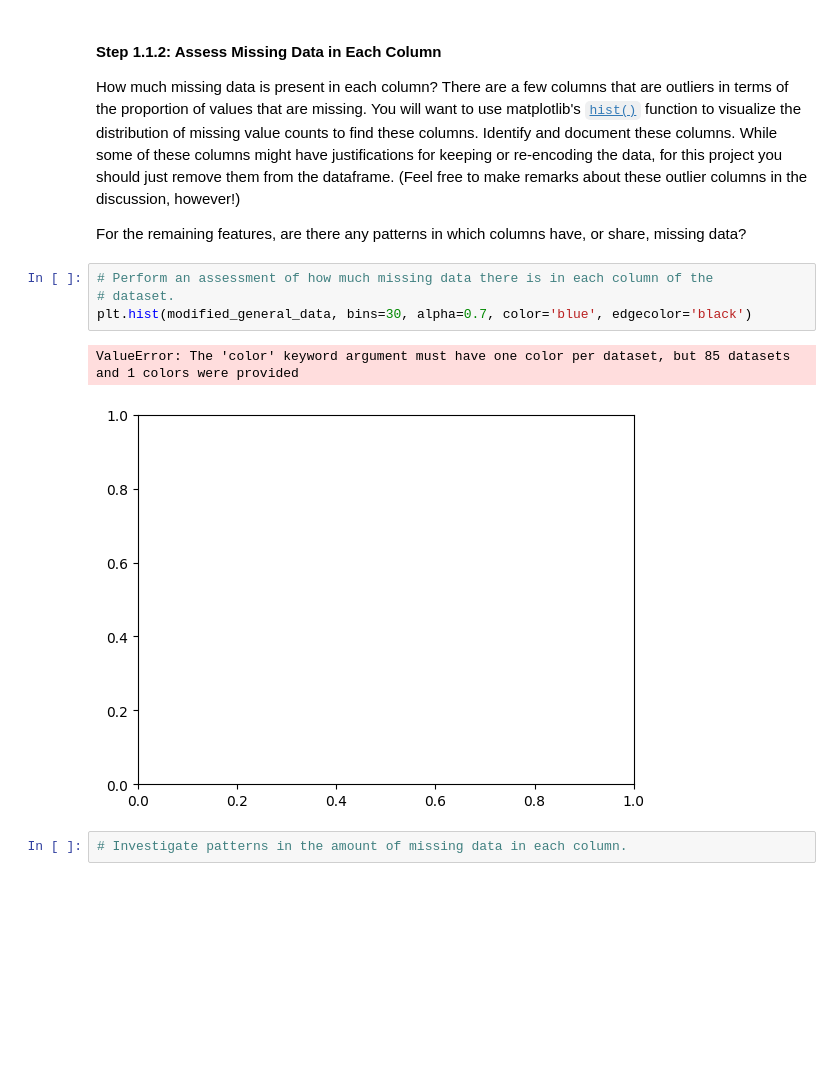
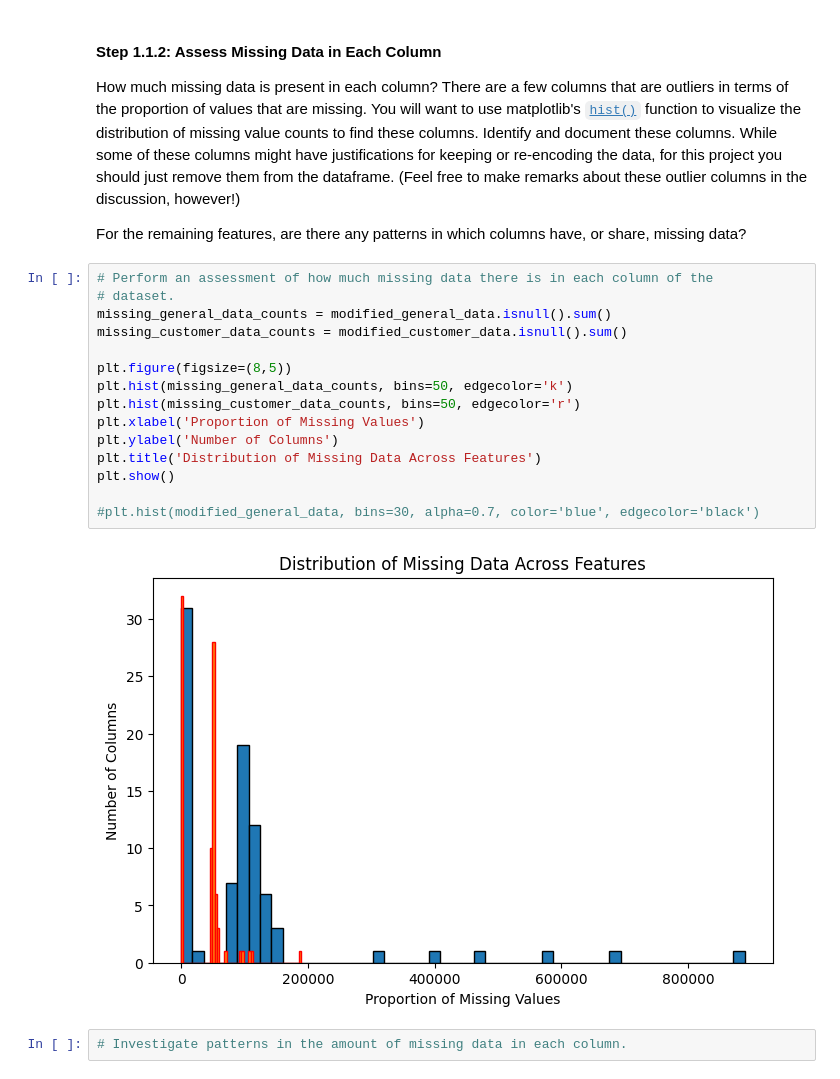
Before and after one commit to EssaAlsharif/Identify-Customer-Segments, a Jupyter notebook: Identify_Customer_Segments.ipynb, the cells around one changed output. Saved outputs shown, nothing was run; the diff lists cells and outputs as text; blank space fills up the shorter version.

```diff
--- a/Identify_Customer_Segments.ipynb
+++ b/Identify_Customer_Segments.ipynb
@@ -309,10 +309,20 @@ For the remaining features, are there any patterns in which columns have, or sha
 # %%
 # Perform an assessment of how much missing data there is in each column of the
 # dataset.
-plt.hist(modified_general_data, bins=30, alpha=0.7, color='blue', edgecolor='black')
+missing_general_data_counts = modified_general_data.isnull().sum()
+missing_customer_data_counts = modified_customer_data.isnull().sum()
+
+plt.figure(figsize=(8,5))
+plt.hist(missing_general_data_counts, bins=50, edgecolor='k')
+plt.hist(missing_customer_data_counts, bins=50, edgecolor='r')
+plt.xlabel('Proportion of Missing Values')
+plt.ylabel('Number of Columns')
+plt.title('Distribution of Missing Data Across Features')
+plt.show()
+
+#plt.hist(modified_general_data, bins=30, alpha=0.7, color='blue', edgecolor='black')
 # %% [output]
-ValueError: The 'color' keyword argument must have one color per dataset, but 85 datasets and 1 colors were provided
-[figure, old version]
+[figure, new version]
 # %%
 # Investigate patterns in the amount of missing data in each column.
 # %%
```
Also changed, not shown: parts of 3 cells of this notebook.
